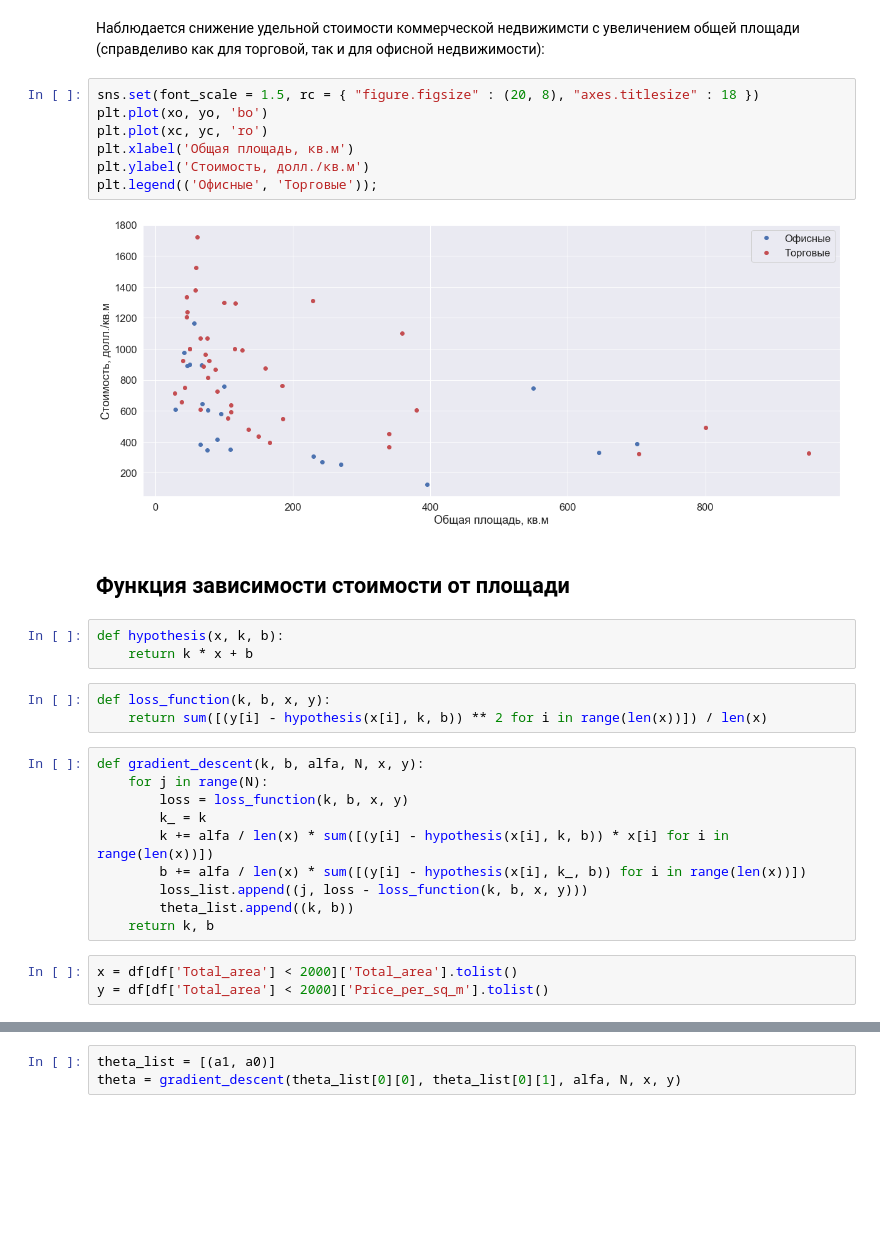
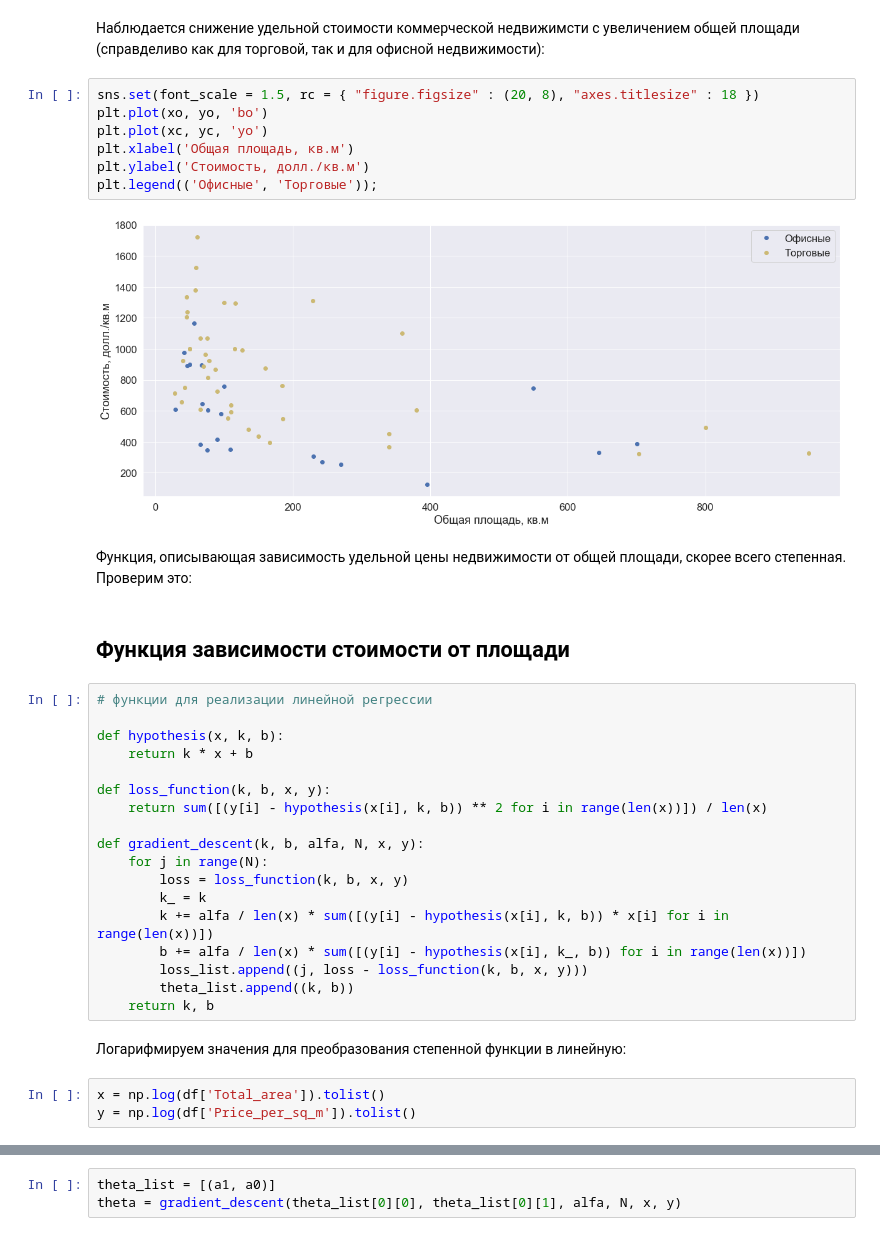
Before and after one commit to valeriich/ML, a Jupyter notebook: Zhytomir.ipynb, the cells around one changed output, grey strips where cells are left out. Drawn from its saved outputs; the diff is of its cells as text; blank space fills up the shorter version.

```diff
--- a/Zhytomir.ipynb
+++ b/Zhytomir.ipynb
@@ -230,21 +307,25 @@ yc = comm[comm['Total_area'] < 2000]['Price_per_sq_m']
 # %%
 sns.set(font_scale = 1.5, rc = { "figure.figsize" : (20, 8), "axes.titlesize" : 18 })
 plt.plot(xo, yo, 'bo')
-plt.plot(xc, yc, 'ro')
+plt.plot(xc, yc, 'yo')
 plt.xlabel('Общая площадь, кв.м')
 plt.ylabel('Стоимость, долл./кв.м')
 plt.legend(('Офисные', 'Торговые'));
 # %% [output]
-[figure, old version]
+[figure, new version]
+# %% [markdown]
+Функция, описывающая зависимость удельной цены недвижимости от общей площади, скорее всего степенная. Проверим это:
 # %% [markdown]
 ## Функция зависимости стоимости от площади
-# %%
-def hypothesis(x, k, b):
-    return k * x + b
-# %%
-def loss_function(k, b, x, y):
-    return sum([(y[i] - hypothesis(x[i], k, b)) ** 2 for i in range(len(x))]) / len(x)
 # %%
+# функции для реализации линейной регрессии
+
+def hypothesis(x, k, b):
+    return k * x + b
+
+def loss_function(k, b, x, y):
+    return sum([(y[i] - hypothesis(x[i], k, b)) ** 2 for i in range(len(x))]) / len(x)
+
 def gradient_descent(k, b, alfa, N, x, y):
     for j in range(N):
         loss = loss_function(k, b, x, y)
@@ -254,6 +335,8 @@ def gradient_descent(k, b, alfa, N, x, y):
         loss_list.append((j, loss - loss_function(k, b, x, y)))
         theta_list.append((k, b))
     return k, b
+# %% [markdown]
+Логарифмируем значения для преобразования степенной функции в линейную:
 # %%
-x = df[df['Total_area'] < 2000]['Total_area'].tolist()
-y = df[df['Total_area'] < 2000]['Price_per_sq_m'].tolist()
+x = np.log(df['Total_area']).tolist()
+y = np.log(df['Price_per_sq_m']).tolist()
```
Also changed, not shown: parts of 34 cells of this notebook.
